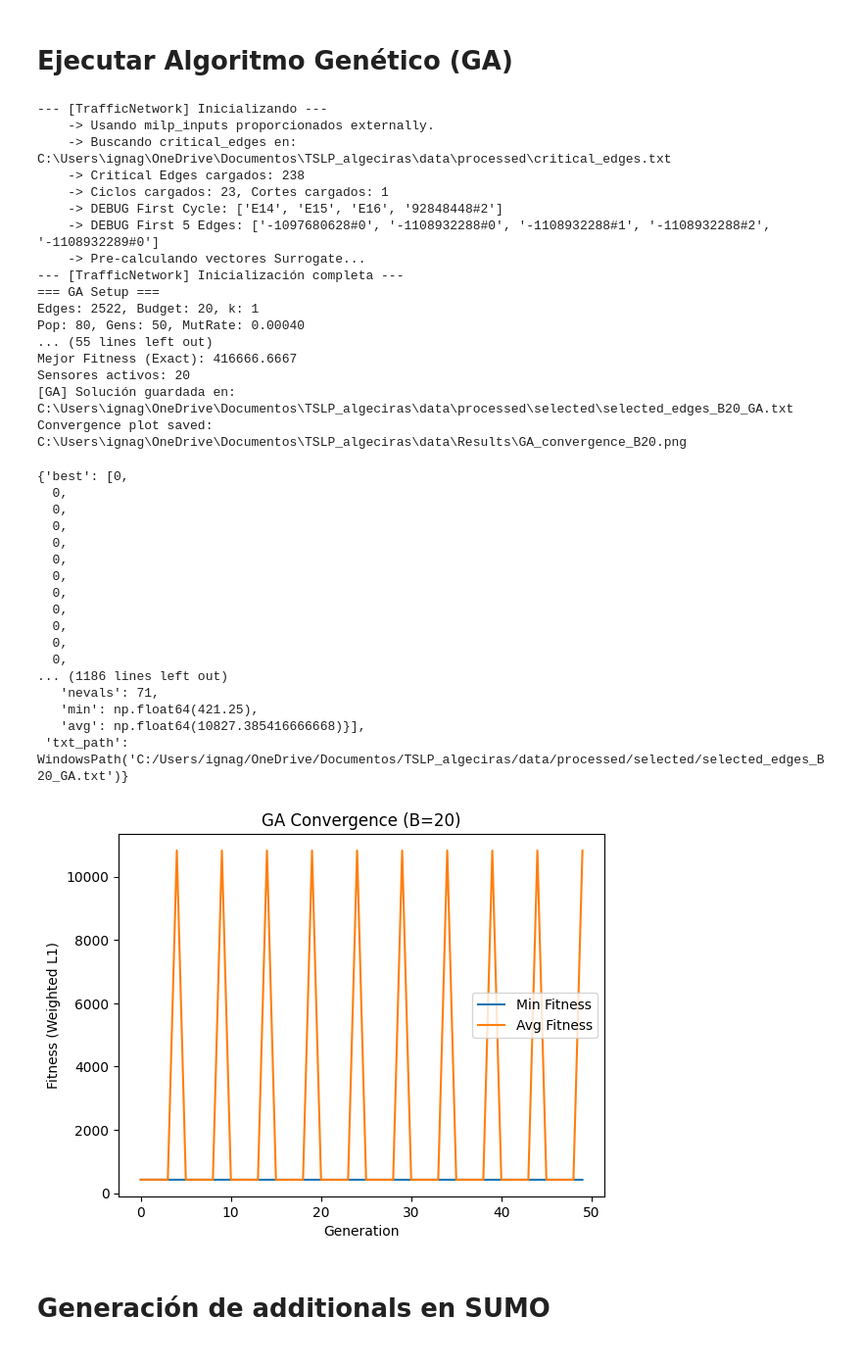
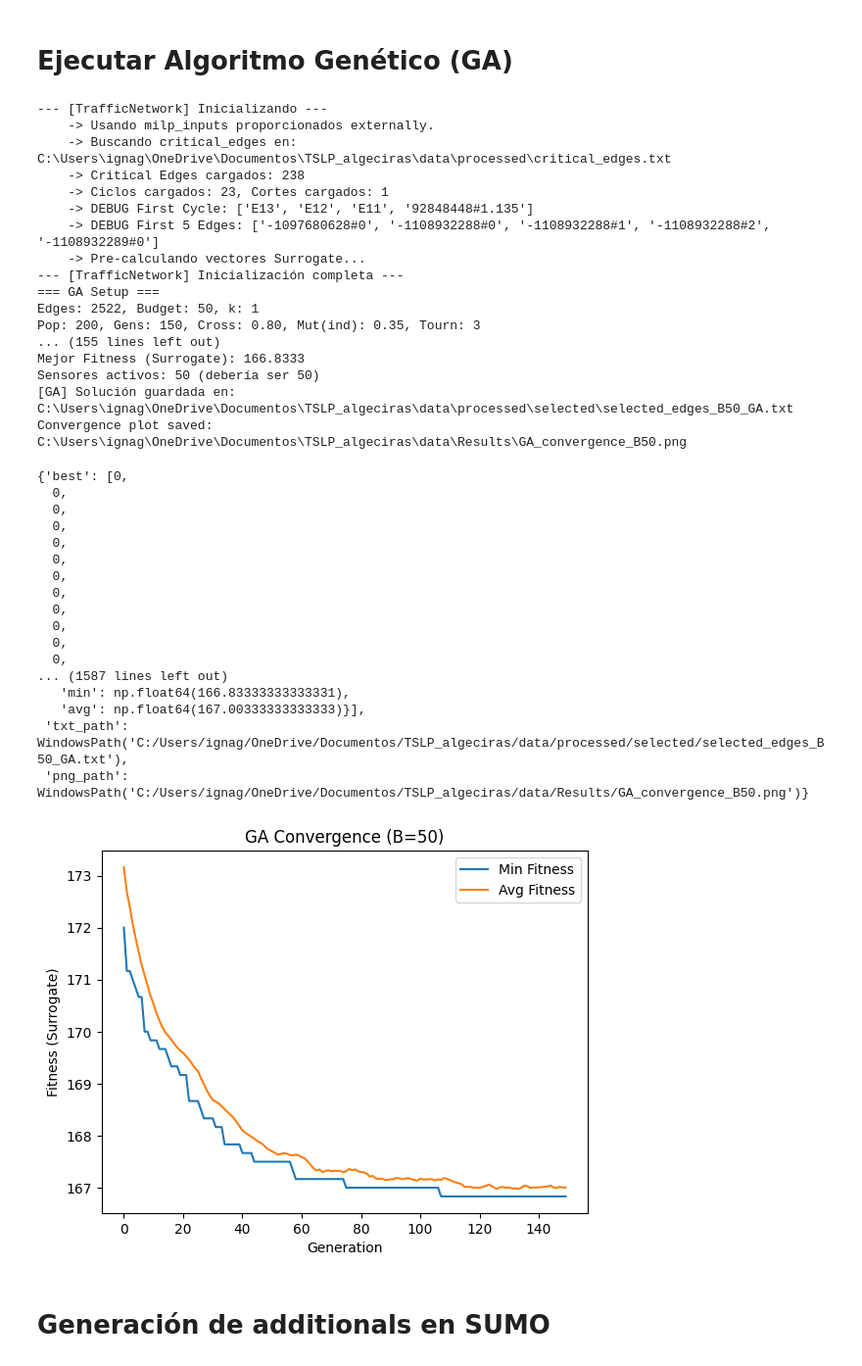
Before and after one commit to ignagp34/TSLP_Algeciras, a Jupyter notebook: notebooks/01_experimentos.ipynb, the cells around one changed output. Shown at 98% size. Cells and saved outputs as stored; diff of their text form; code cells hidden in the pictures.

```diff
--- a/notebooks/01_experimentos.ipynb
+++ b/notebooks/01_experimentos.ipynb
@@ -155,50 +119,57 @@ Selection file saved to: C:\Users\ignag\OneDrive\Documentos\TSLP_algeciras\data\
 # %%
 from scripts.run_ga import run_ga_experiment
 
 ga_result = run_ga_experiment(
     milp_inputs=milp_inputs,
-    population_size=80,
-    max_generations=50,
-    sensor_budget=20,
+    population_size=200,
+    max_generations=150,
+    sensor_budget=50,
+    p_crossover=0.8,
+    p_mutation=0.35,
+    tournament_size=3,
+    random_seed=42,
+    k_coverage=1,
+    validation_freq=0,
 )
 
+
 ga_result
 # %% [output]
 --- [TrafficNetwork] Inicializando ---
     -> Usando milp_inputs proporcionados externally.
     -> Buscando critical_edges en: C:\Users\ignag\OneDrive\Documentos\TSLP_algeciras\data\processed\critical_edges.txt
     -> Critical Edges cargados: 238
     -> Ciclos cargados: 23, Cortes cargados: 1
-    -> DEBUG First Cycle: ['E14', 'E15', 'E16', '92848448#2']
+    -> DEBUG First Cycle: ['E13', 'E12', 'E11', '92848448#1.135']
     -> DEBUG First 5 Edges: ['-1097680628#0', '-1108932288#0', '-1108932288#1', '-1108932288#2', '-1108932289#0']
     -> Pre-calculando vectores Surrogate...
 --- [TrafficNetwork] Inicialización completa ---
 === GA Setup ===
-Edges: 2522, Budget: 20, k: 1
-Pop: 80, Gens: 50, MutRate: 0.00040
-... (55 lines left out)
-Mejor Fitness (Exact): 416666.6667
-Sensores activos: 20
-[GA] Solución guardada en: C:\Users\ignag\OneDrive\Documentos\TSLP_algeciras\data\processed\selected\selected_edges_B20_GA.txt
-Convergence plot saved: C:\Users\ignag\OneDrive\Documentos\TSLP_algeciras\data\Results\GA_convergence_B20.png
+Edges: 2522, Budget: 50, k: 1
+Pop: 200, Gens: 150, Cross: 0.80, Mut(ind): 0.35, Tourn: 3
+... (155 lines left out)
+Mejor Fitness (Surrogate): 166.8333
+Sensores activos: 50 (debería ser 50)
+[GA] Solución guardada en: C:\Users\ignag\OneDrive\Documentos\TSLP_algeciras\data\processed\selected\selected_edges_B50_GA.txt
+Convergence plot saved: C:\Users\ignag\OneDrive\Documentos\TSLP_algeciras\data\Results\GA_convergence_B50.png
 {'best': [0,
   0,
   0,
   0,
   0,
   0,
   0,
   0,
   0,
   0,
   0,
   0,
-... (1186 lines left out)
-   'nevals': 71,
-   'min': np.float64(421.25),
-   'avg': np.float64(10827.385416666668)}],
- 'txt_path': WindowsPath('C:/Users/ignag/OneDrive/Documentos/TSLP_algeciras/data/processed/selected/selected_edges_B20_GA.txt')}
+... (1587 lines left out)
+   'min': np.float64(166.83333333333331),
+   'avg': np.float64(167.00333333333333)}],
+ 'txt_path': WindowsPath('C:/Users/ignag/OneDrive/Documentos/TSLP_algeciras/data/processed/selected/selected_edges_B50_GA.txt'),
+ 'png_path': WindowsPath('C:/Users/ignag/OneDrive/Documentos/TSLP_algeciras/data/Results/GA_convergence_B50.png')}
-[figure, old version]
+[figure, new version]
 # %% [markdown]
 # Generación de additionals en SUMO
 # %%
```
Also changed, not shown: parts of 3 cells of this notebook, 34 other files.
